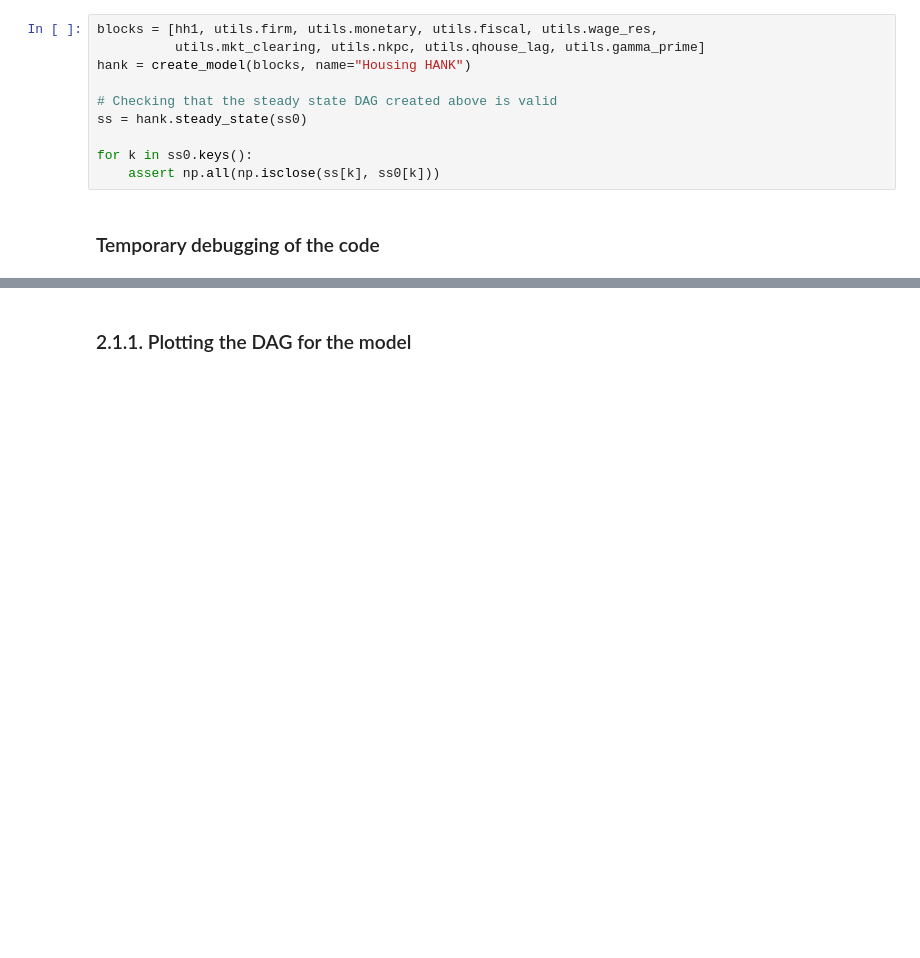
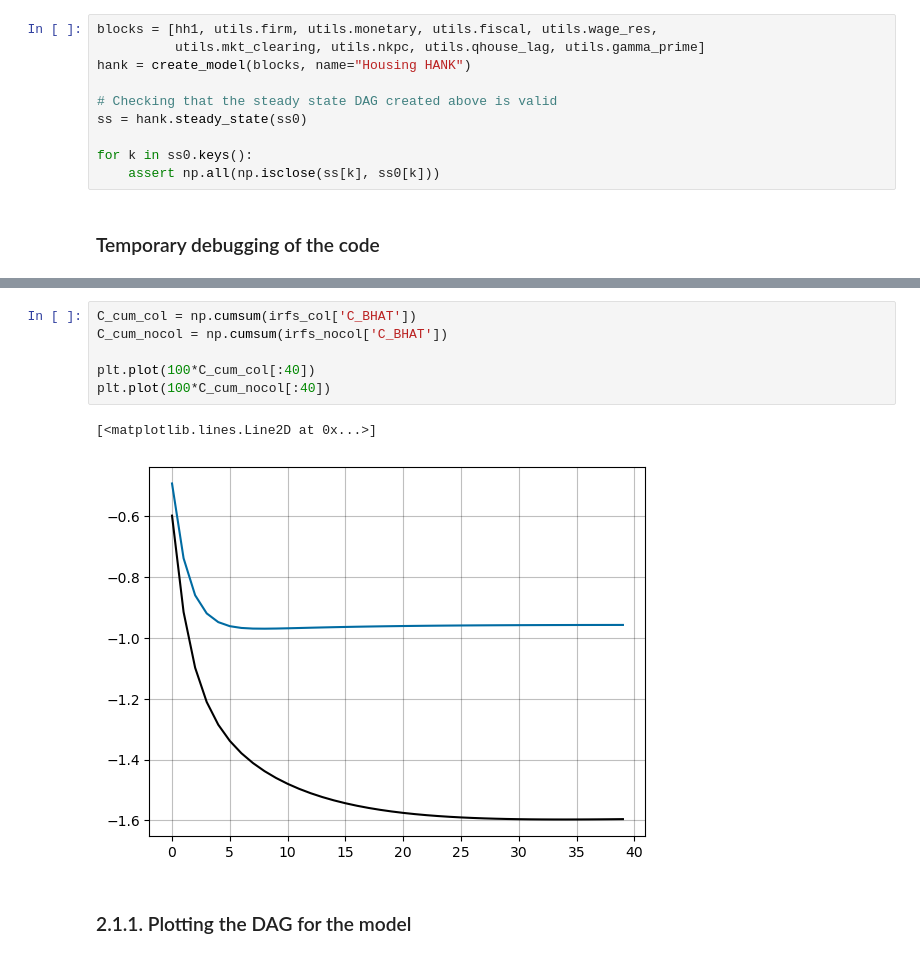
Before and after one commit to thom364e/sequence-jacobian, a Jupyter notebook: notebooks/housing_main_v2.ipynb, the cells around one changed output, grey strips where cells are left out. Cells and saved outputs as stored; diff of their text form; blank space fills up the shorter version.

```diff
--- a/notebooks/housing_main_v2.ipynb
+++ b/notebooks/housing_main_v2.ipynb
@@ -592,3 +600,12 @@ utils.show_irfs([irfs_nonlinear], ['Y', 'qh', 'C_BHAT', 'pi', 'r', 'w',
+# %%
+C_cum_col = np.cumsum(irfs_col['C_BHAT'])
+C_cum_nocol = np.cumsum(irfs_nocol['C_BHAT'])
+
+plt.plot(100*C_cum_col[:40])
+plt.plot(100*C_cum_nocol[:40])
+# %% [output]
+[<matplotlib.lines.Line2D at 0x...>]
+[figure, added]
 # %% [markdown]
 ### 2.1.1. Plotting the DAG for the model
 # %%
```
Also changed, not shown: parts of 5 cells of this notebook, 2 other files.
